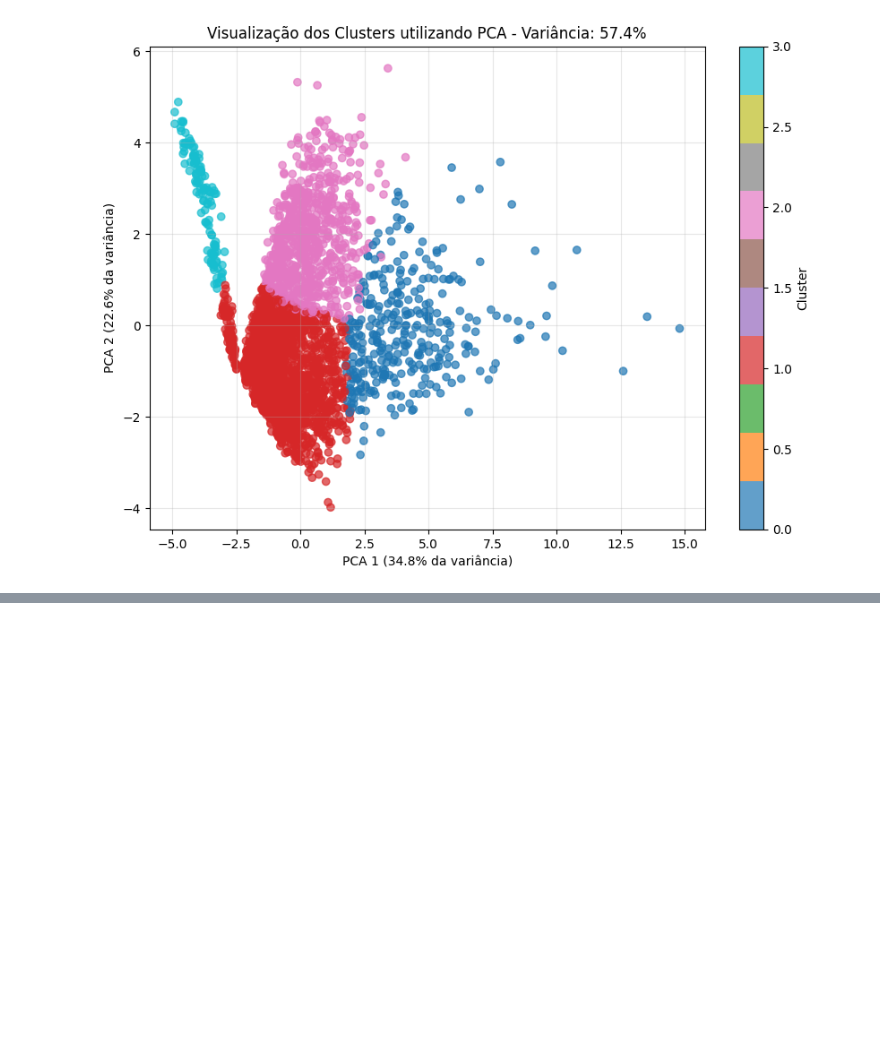
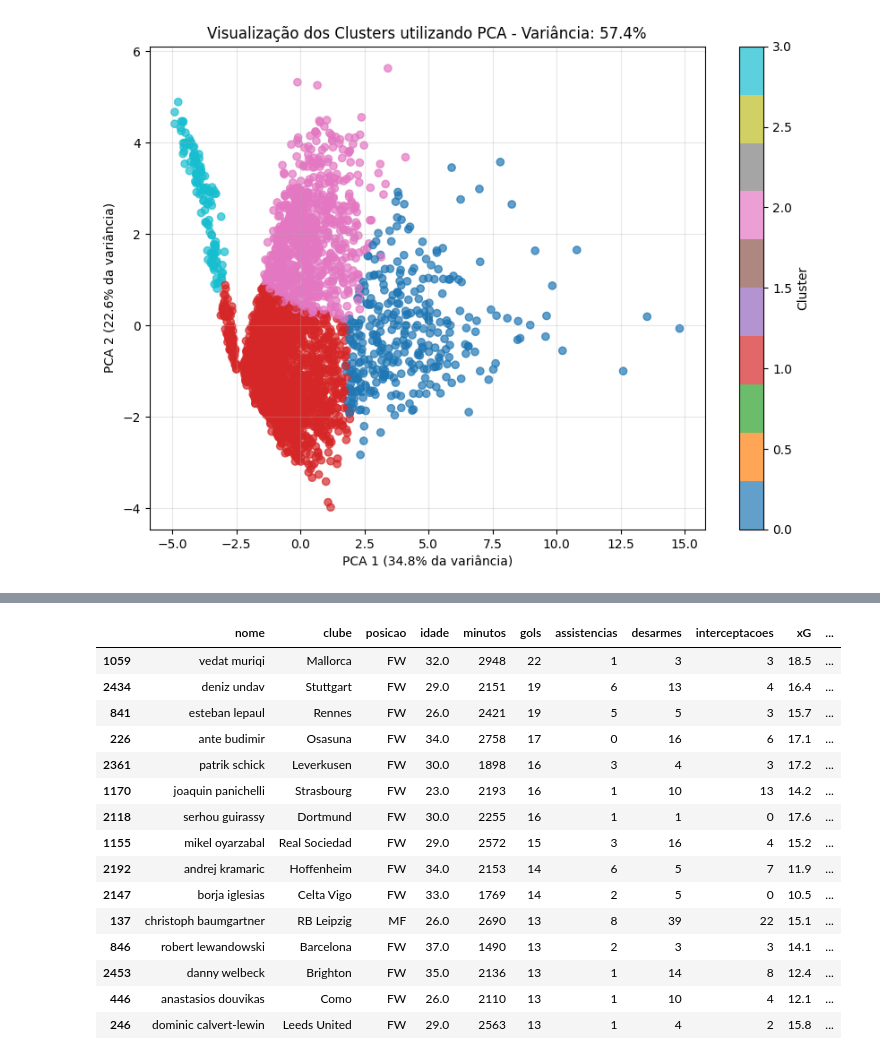
Before and after one commit to GabiMangili/DataMiningTrabalho, a Jupyter notebook: datamining.ipynb, the cells around one changed output, grey strips where cells are left out. Cells and saved outputs as stored; diff of their text form; code cells hidden in the pictures; blank space fills up the shorter version.

```diff
--- a/datamining.ipynb
+++ b/datamining.ipynb
@@ -886,0 +1257,65 @@ plt.show()
+# %%
+# ETAPA 5 - Jogadores reais classificados como Nivel Copa e possiveis oportunidades
+
+nome_modelo_recomendacao = "Random Forest"
+df_classificacao["pred_random_forest_cv"] = predicoes_cv[nome_modelo_recomendacao]
+
+jogadores_nivel_copa = (
+    df_classificacao[
+        (df_classificacao["target"] == 1) &
+        (df_classificacao["pred_random_forest_cv"] == 1)
+    ]
+    .copy()
+)
+
+jogadores_recomendados = (
+    jogadores_nivel_copa
+    .assign(
+        valor_mercado_ordenacao=jogadores_nivel_copa["valor_mercado"].fillna(-1)
+    )
+    .sort_values(
+        [
+            "valor_mercado_ordenacao",
+            "gols",
+            "assistencias",
+            "desarmes",
+            "interceptacoes"
+        ],
+        ascending=[True, False, False, False, False]
+    )
+    [
+        [
+            "nome",
+            "clube",
+            "posicao",
+            "idade",
+            "minutos",
+            "gols",
+            "assistencias",
+            "desarmes",
+            "interceptacoes",
+            "xG",
+            "valor_mercado"
+        ]
+    ]
+    .head(15)
+)
+
+jogadores_recomendados
+# %% [output]
+|  | nome | clube | posicao | idade | minutos | gols | assistencias | desarmes | interceptacoes | xG | ... |
+| 1059 | vedat muriqi | Mallorca | FW | 32.0 | 2948 | 22 | 1 | 3 | 3 | 18.5 | ... |
+| 2434 | deniz undav | Stuttgart | FW | 29.0 | 2151 | 19 | 6 | 13 | 4 | 16.4 | ... |
+| 841 | esteban lepaul | Rennes | FW | 26.0 | 2421 | 19 | 5 | 5 | 3 | 15.7 | ... |
+| 226 | ante budimir | Osasuna | FW | 34.0 | 2758 | 17 | 0 | 16 | 6 | 17.1 | ... |
+| 2361 | patrik schick | Leverkusen | FW | 30.0 | 1898 | 16 | 3 | 4 | 3 | 17.2 | ... |
+| 1170 | joaquin panichelli | Strasbourg | FW | 23.0 | 2193 | 16 | 1 | 10 | 13 | 14.2 | ... |
+| 2118 | serhou guirassy | Dortmund | FW | 30.0 | 2255 | 16 | 1 | 1 | 0 | 17.6 | ... |
+| 1155 | mikel oyarzabal | Real Sociedad | FW | 29.0 | 2572 | 15 | 3 | 16 | 4 | 15.2 | ... |
+| 2192 | andrej kramaric | Hoffenheim | FW | 34.0 | 2153 | 14 | 6 | 5 | 7 | 11.9 | ... |
+| 2147 | borja iglesias | Celta Vigo | FW | 33.0 | 1769 | 14 | 2 | 5 | 0 | 10.5 | ... |
+| 137 | christoph baumgartner | RB Leipzig | MF | 26.0 | 2690 | 13 | 8 | 39 | 22 | 15.1 | ... |
+| 846 | robert lewandowski | Barcelona | FW | 37.0 | 1490 | 13 | 2 | 3 | 3 | 14.1 | ... |
+| 2453 | danny welbeck | Brighton | FW | 35.0 | 2136 | 13 | 1 | 14 | 8 | 12.4 | ... |
+| 446 | anastasios douvikas | Como | FW | 26.0 | 2110 | 13 | 1 | 10 | 4 | 12.1 | ... |
+| 246 | dominic calvert-lewin | Leeds United | FW | 29.0 | 2563 | 13 | 1 | 4 | 2 | 15.8 | ... |
```
Also changed, not shown: parts of 20 cells of this notebook.
